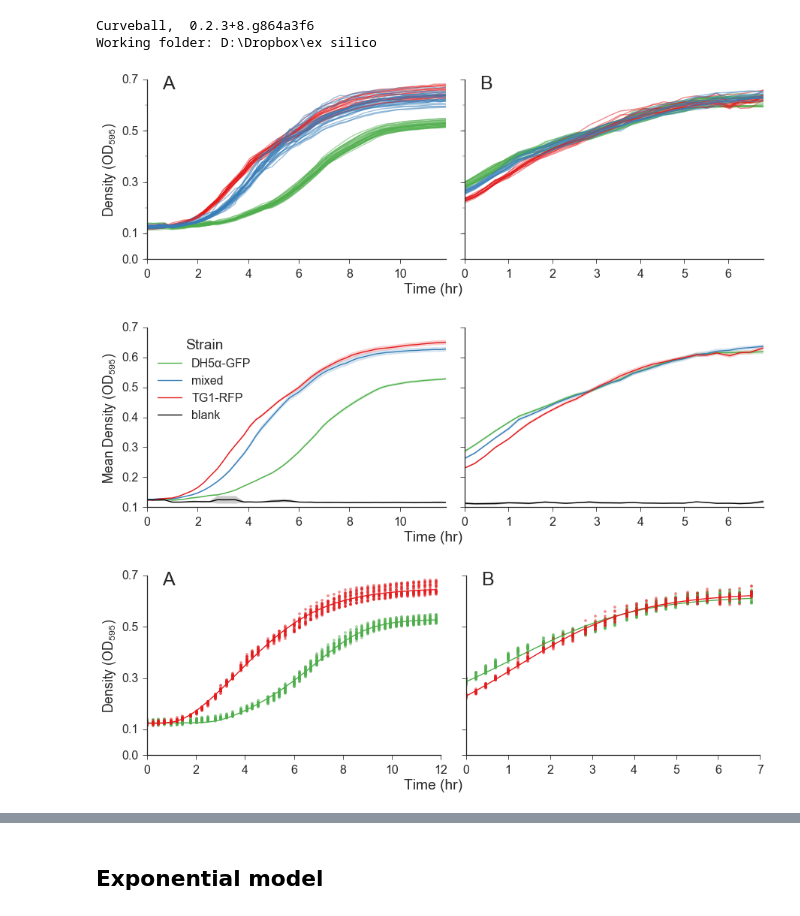
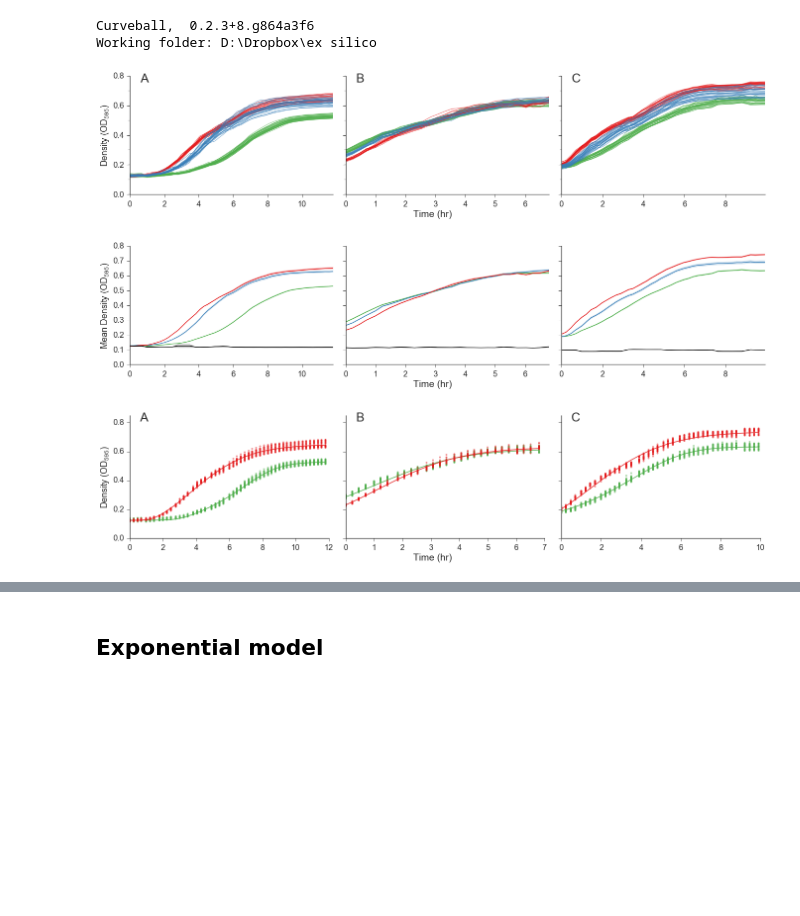
Before and after one commit to yoavram/curveball_ms, a Jupyter notebook: supp.ipynb, the cells around one changed output, grey strips where cells are left out. Saved outputs shown, nothing was run; the diff lists cells and outputs as text; code cells hidden in the pictures; blank space fills up the shorter version.

```diff
--- a/supp.ipynb
+++ b/supp.ipynb
@@ -73,6 +73,18 @@ datasets['2015-12-14'] = {
     'flow_std_file': os.path.join(folder, 'flow', 'std_df_2015-12-14.csv'),
     'lag': False
 }
+datasets['2016-01-06'] = {
+    'plate_file': os.path.join(folder, 'tecan', 'plate_060116.csv'),
+    'OD_file': os.path.join(folder, 'tecan', 'Yoav_060116.xlsx'),
+    'max_time': 10,
+    'bad_wells': #['{}{}'.format(c, i) for c in 'BCDEG' for i in range(4, 8)] + # used for flow samples
+                 ['A4','F4','G3'] + # G outliers
+                 ['E12','A10','D10'] + # R outliers
+                 ['H5','H6','G8'] , # RG outliers
+    'flow_mean_file': os.path.join(folder, 'flow', 'mean_df_2016-01-06.csv'),
+    'flow_std_file': os.path.join(folder, 'flow', 'std_df_2016-01-06.csv'),
+    'lag': True
+}
 # datasets['2015-12-23'] = {
 #     'plate_file': os.path.join(folder, 'tecan', 'plate_231215.csv'),
 #     'OD_file': os.path.join(folder, 'tecan', 'Yoav_231215.xlsx'),
@@ -100,34 +112,36 @@ for ds in datasets.values():
 # %%
 cols = len(datasets)
 fig, ax = plt.subplots(1, cols, sharex=False, sharey=True, figsize=(width * cols, height))
 for i,(name, ds) in enumerate(datasets.items()):
     for well in ds['dfG'].Well.unique():
         ds['dfG'][ds['dfG'].Well==well].plot(x='Time', y='OD', color=green, alpha=0.5, ax=ax[i])
     for well in ds['dfR'].Well.unique():
         ds['dfR'][ds['dfR'].Well==well].plot(x='Time', y='OD', color=red, alpha=0.5, ax=ax[i])
     for well in ds['dfRG'].Well.unique():
         ds['dfRG'][ds['dfRG'].Well==well].plot(x='Time', y='OD', color=blue, alpha=0.5, ax=ax[i])
     ax[i].set(title='', xlabel='')
     if i == 0:
         ax[i].set(
             ylabel=r'Density ($OD_{595}$)',
-            yticks=[0,0.1,0.3,0.5,0.7],
-            ylim=(0, 0.7)
+            yticks=[0,0.2,0.4,0.6,0.8],
+            ylim=(0, 0.8)
         )
     else:
         ax[i].set(ylabel='')
-    ax[i].legend().set_visible(False)
+    lg = ax[i].legend()
+    if lg:
+        lg.set_visible(False)
 
 fig_xlabel(fig, 'Time (hr)')
 for i,axes in enumerate(ax.flatten()):
     axes.annotate('ABCD'[i], (0.05, 0.95), xycoords='axes fraction', fontsize=panel_label_size)
 
 fig.tight_layout()
 sns.despine()
 fig.savefig('Fig-wells.png')
 fig.savefig('Fig-wells.pdf', dpi=300)
 # %% [output]
-[figure, old version]
+[figure, new version]
 # %%
 cols = len(datasets)
 fig, ax = plt.subplots(1, cols, sharex=False, sharey=True, figsize=(width * cols, height))
@@ -138,13 +152,13 @@ for i,(name, ds) in enumerate(datasets.items()):
         ax[i].set(ylabel=r'Mean Density ($OD_{595}$)')
     else:
         ax[i].set(ylabel='')
-        ax[i].legend().set_visible(False)
+    ax[i].legend().set_visible(False)
 fig_xlabel(fig, 'Time (hr)')
 fig.tight_layout()
 fig.savefig('Fig-tsplot.png')
 fig.savefig('Fig-tsplot.pdf', dpi=300)
 # %% [output]
-[figure, old version]
+[figure, new version]
 # %%
 for ds in datasets.values():
     param_fix = {'y0', 'K'}
@@ -170,8 +184,8 @@ for i,(name, ds) in enumerate(datasets.items()):
     ax[i].set(
         title='',
         xlabel='',
-        ylim=(0,0.7),
-        yticks=[0,0.1,0.3,0.5,0.7],
+        ylim=(0,0.85),
+        yticks=[0,0.2,0.4,0.6,0.8],
     )
     if i == 0:
         ax[i].set(ylabel=r'Density ($OD_{595}$)')
@@ -188,7 +202,7 @@ sns.despine()
 fig.savefig('Fig-model_fitting.png')
 fig.savefig('Fig-model_fitting.pdf', dpi=300)
 # %% [output]
-[figure, old version]
+[figure, new version]
 # %%
 for name, ds in datasets.items():
     print(name)
```
Also changed, not shown: parts of 6 cells of this notebook.
